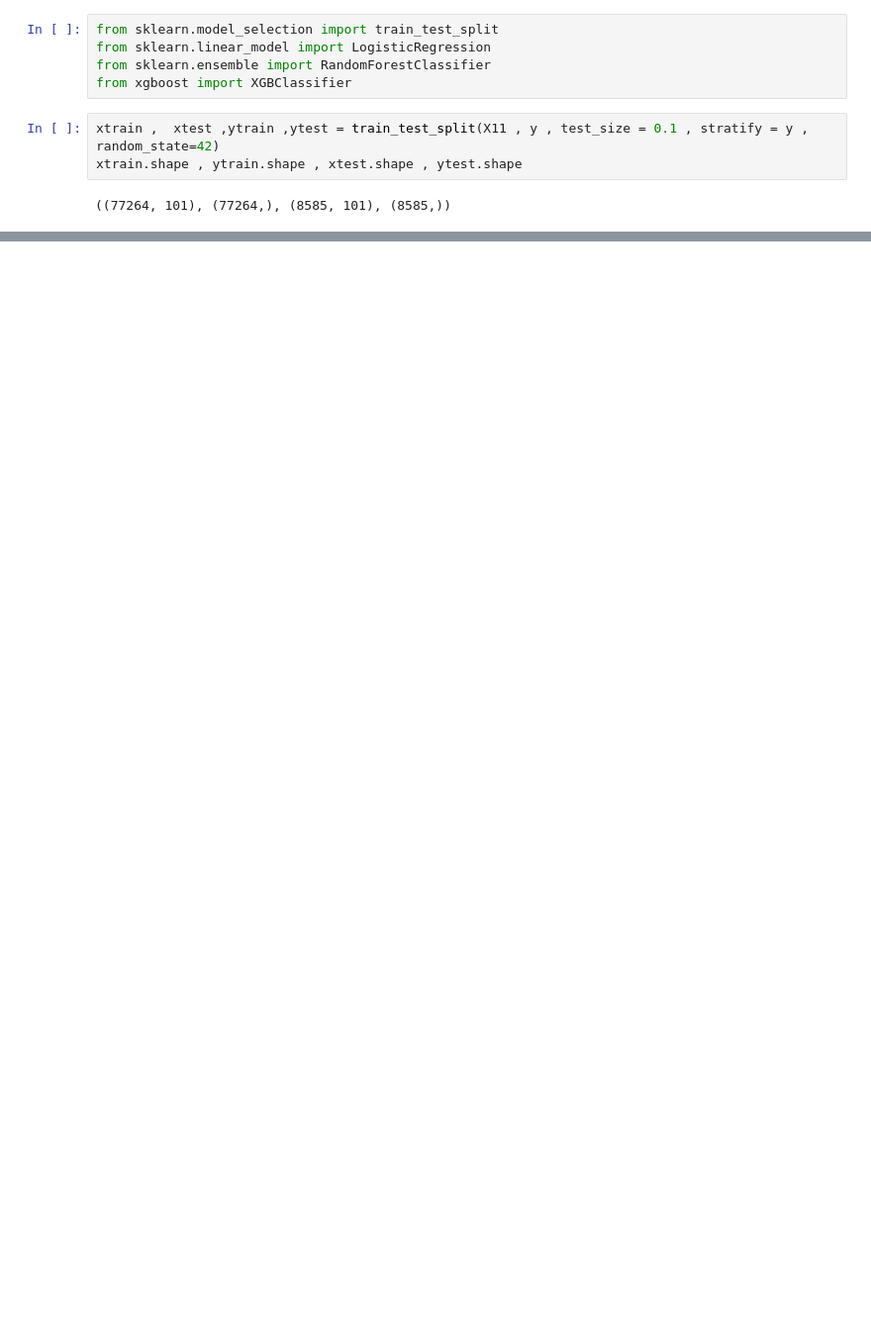
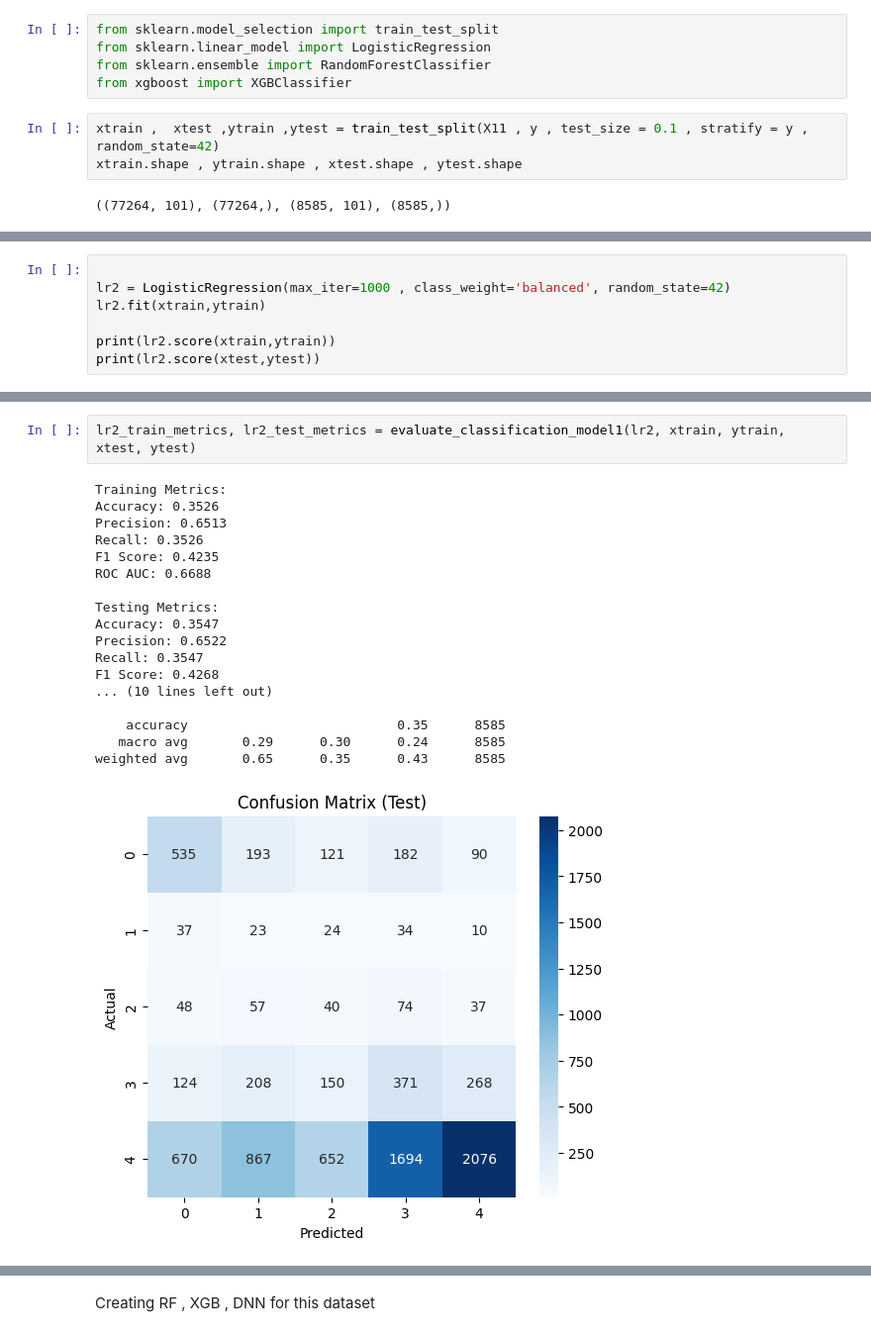
Before and after one commit to AnkurBhatt07/Customer-Satisfaction-Score-Prediction-using-ML-DL, a Jupyter notebook: notebooks/model_training.ipynb, the cells around one changed output, grey strips where cells are left out. Shown at 99% size. Cells and saved outputs as stored; diff of their text form; blank space fills up the shorter version.

```diff
--- a/notebooks/model_training.ipynb
+++ b/notebooks/model_training.ipynb
@@ -544,0 +233,7 @@ WARNING:absl:You are saving your model as an HDF5 file via `model.save()` or `ke
+# %%
+
+lr2 = LogisticRegression(max_iter=1000 , class_weight='balanced', random_state=42)
+lr2.fit(xtrain,ytrain)
+
+print(lr2.score(xtrain,ytrain))
+print(lr2.score(xtest,ytest))
@@ -544,0 +251,21 @@ WARNING:absl:You are saving your model as an HDF5 file via `model.save()` or `ke
+# %%
+lr2_train_metrics, lr2_test_metrics = evaluate_classification_model1(lr2, xtrain, ytrain, xtest, ytest)
+# %% [output]
+Training Metrics:
+Accuracy: 0.3526
+Precision: 0.6513
+Recall: 0.3526
+F1 Score: 0.4235
+ROC AUC: 0.6688
+
+Testing Metrics:
+Accuracy: 0.3547
+Precision: 0.6522
+Recall: 0.3547
+F1 Score: 0.4268
+... (10 lines left out)
+
+    accuracy                           0.35      8585
+   macro avg       0.29      0.30      0.24      8585
+weighted avg       0.65      0.35      0.43      8585
+[figure, added]
@@ -544,0 +283,2 @@ WARNING:absl:You are saving your model as an HDF5 file via `model.save()` or `ke
+# %% [markdown]
+Creating RF , XGB , DNN for this dataset
```
Also changed, not shown: parts of 119 cells of this notebook, 8 other files.
